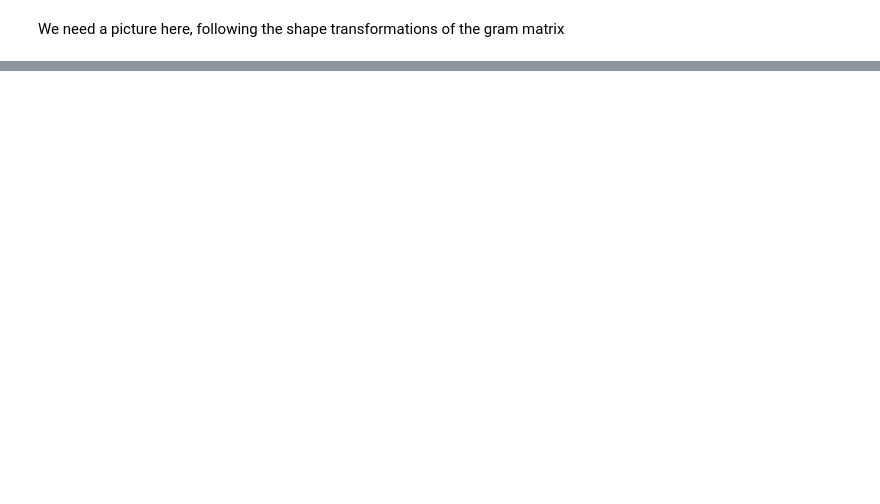
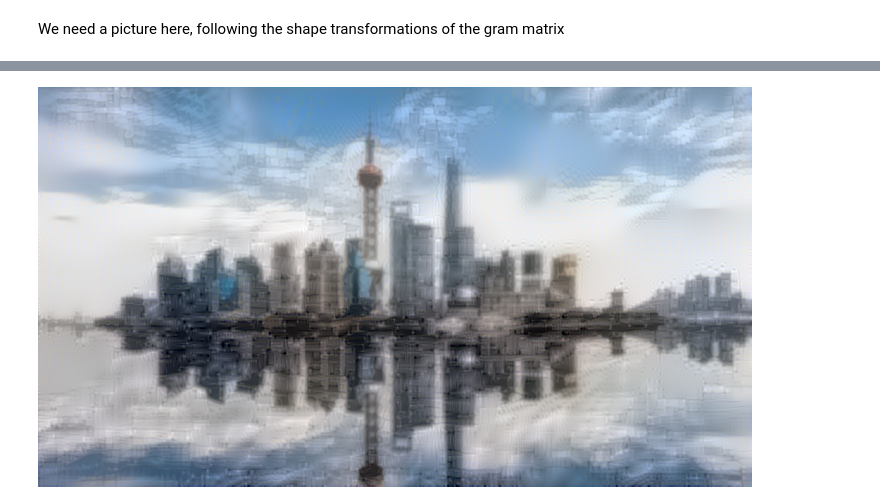
Before and after one commit to IpastorSan/neural_style_transfer, a Jupyter notebook: style_transfer.ipynb, the cells around one changed output, grey strips where cells are left out. Cells and saved outputs as stored; diff of their text form; code cells hidden in the pictures; blank space fills up the shorter version.

```diff
--- a/style_transfer.ipynb
+++ b/style_transfer.ipynb
@@ -18,7 +17,8 @@ style_weight = 1e-6
 content_weight = 2.5e-8
 # %%
 #Dimensions of generated picture
-width, height = tf.keras.preprocessing.image.load_img(content_image).size
+#Generated picture: random image that will be optimized with respect to content and style image
+width, height = tf.keras.preprocessing.image.load_img(content_image_path).size
 img_nrows = 400
 img_ncols = int(width*img_nrows / height)
 # %%
@@ -87,0 +100,11 @@ def total_loss(x):
+# %%
+#Model with pre-trained Imagenet weights
+model = vgg19.VGG19(weights="imagenet", include_top=False)
+
+#Dictionary to get the output of each "key" layer
+outputs_dict = dict([(layer.name, layer.output) for layer in model.layers])
+
+#Model that returns the activation of every layer in VGGG19 (as a dictionary)
+feature_extractor = tf.keras.Model(inputs=model.inputs, outputs=outputs_dict)
+
+#Nota Aqui hay margen para convertir las max pooling layers en average
@@ -87,0 +146,7 @@ def total_loss(x):
+# %%
+@tf.function
+def compute_loss_and_gradients(combination_image, content_image, style_image):
+    with tf.GradientTape() as tape:
+        loss = compute_loss(combination_image, content_image, style_image)
+    gradients = tape.gradient(loss, combination_image)
+    return loss, gradients
@@ -87,0 +155,17 @@ def total_loss(x):
+# %%
+optimizer = tf.keras.optimizers.SGD(tf.keras.optimizers.schedules.ExponentialDecay(\
+    initial_learning_rate=100.0, decay_steps=100, decay_rate=0.96))
+
+content_image = preprocess_image(content_image_path)
+style_image = preprocess_image((style_image_path))
+combination_image = tf.Variable(preprocess_image(content_image_path)) #look into generating a random image
+
+iterations = 4000
+for i in range(1, iterations + 1):
+    loss, gradients = compute_loss_and_gradients(combination_image, content_image, style_image)
+    optimizer.apply_gradients([(gradients, combination_image)]) #investigar
+    if i % 100 == 0:
+        print(f"Iteration {i}: loss={loss}")
+        img = unprocess_image(combination_image.numpy())
+        fname = result_prefix +"_at_iteration_"+str(i)+".png"
+        tf.keras.preprocessing.image.save_img(fname, img)
@@ -87,0 +190,4 @@ def total_loss(x):
+# %%
+display(Image(fname))
+# %% [output]
+[figure, added]
```
Also changed, not shown: parts of 13 cells of this notebook.
